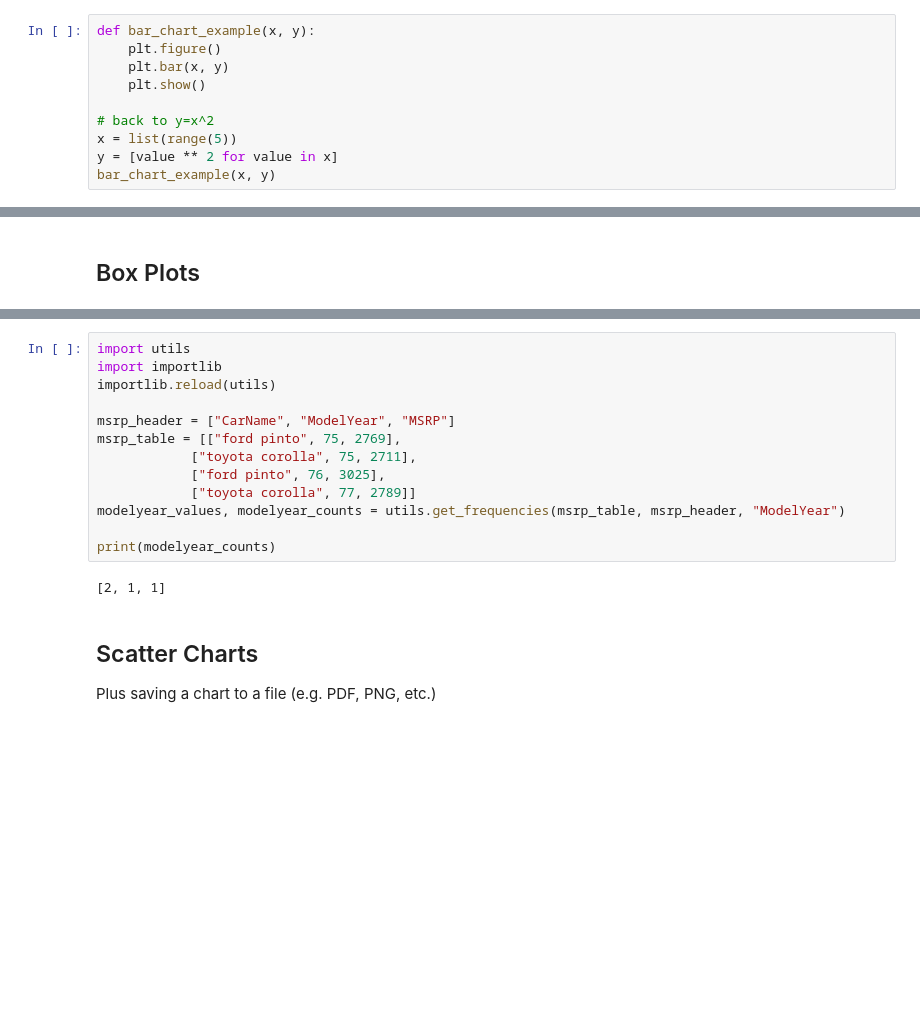
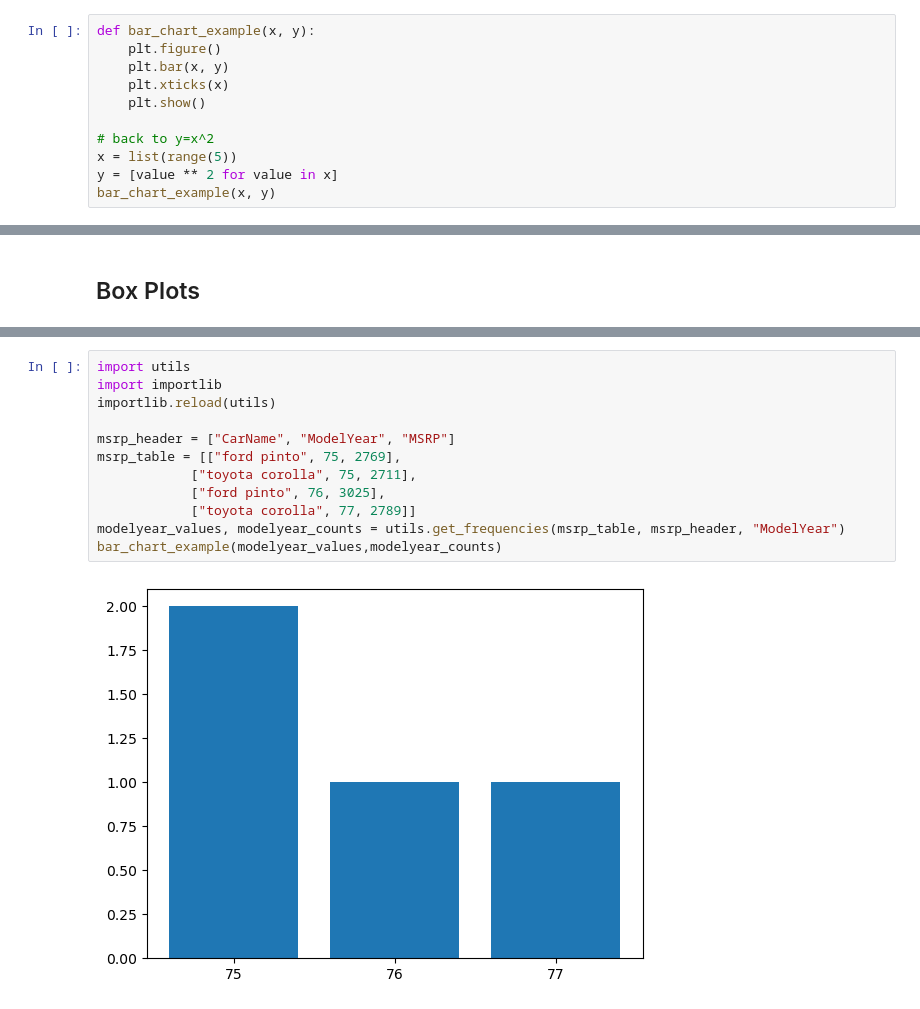
Before and after one commit to sluitel2025/gitprac, a Jupyter notebook: 9-26/MatplotlibExamples.ipynb, the cells around one changed output, grey strips where cells are left out. Cells and saved outputs as stored; diff of their text form; blank space fills up the shorter version.

```diff
--- a/9-26/MatplotlibExamples.ipynb
+++ b/9-26/MatplotlibExamples.ipynb
@@ -54,6 +54,7 @@ line_chart_example(x, y2, y3)
 def bar_chart_example(x, y):
     plt.figure()
     plt.bar(x, y)
+    plt.xticks(x)
     plt.show()
 
 # back to y=x^2
@@ -133,18 +156,14 @@ box_plot_example([normal_data, normal_data2])
 # %%
 import utils
 import importlib
 importlib.reload(utils)
 
 msrp_header = ["CarName", "ModelYear", "MSRP"]
 msrp_table = [["ford pinto", 75, 2769],
             ["toyota corolla", 75, 2711],
             ["ford pinto", 76, 3025],
             ["toyota corolla", 77, 2789]]
 modelyear_values, modelyear_counts = utils.get_frequencies(msrp_table, msrp_header, "ModelYear")
-
-print(modelyear_counts)
+bar_chart_example(modelyear_values,modelyear_counts)
 # %% [output]
-[2, 1, 1]
+[figure, added]
-# %% [markdown]
-## Scatter Charts
-Plus saving a chart to a file (e.g. PDF, PNG, etc.)
```
Also changed, not shown: parts of 8 cells of this notebook.
